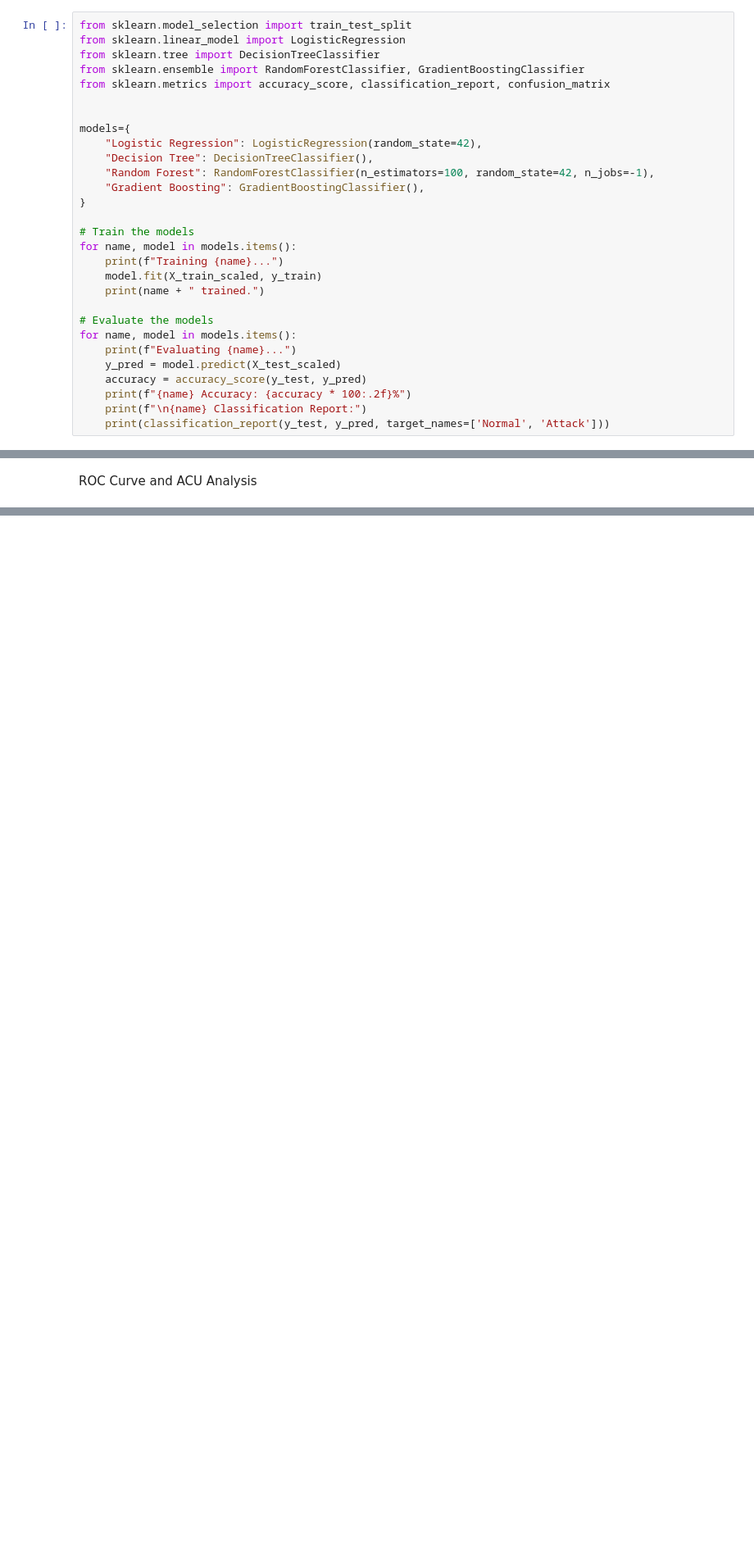
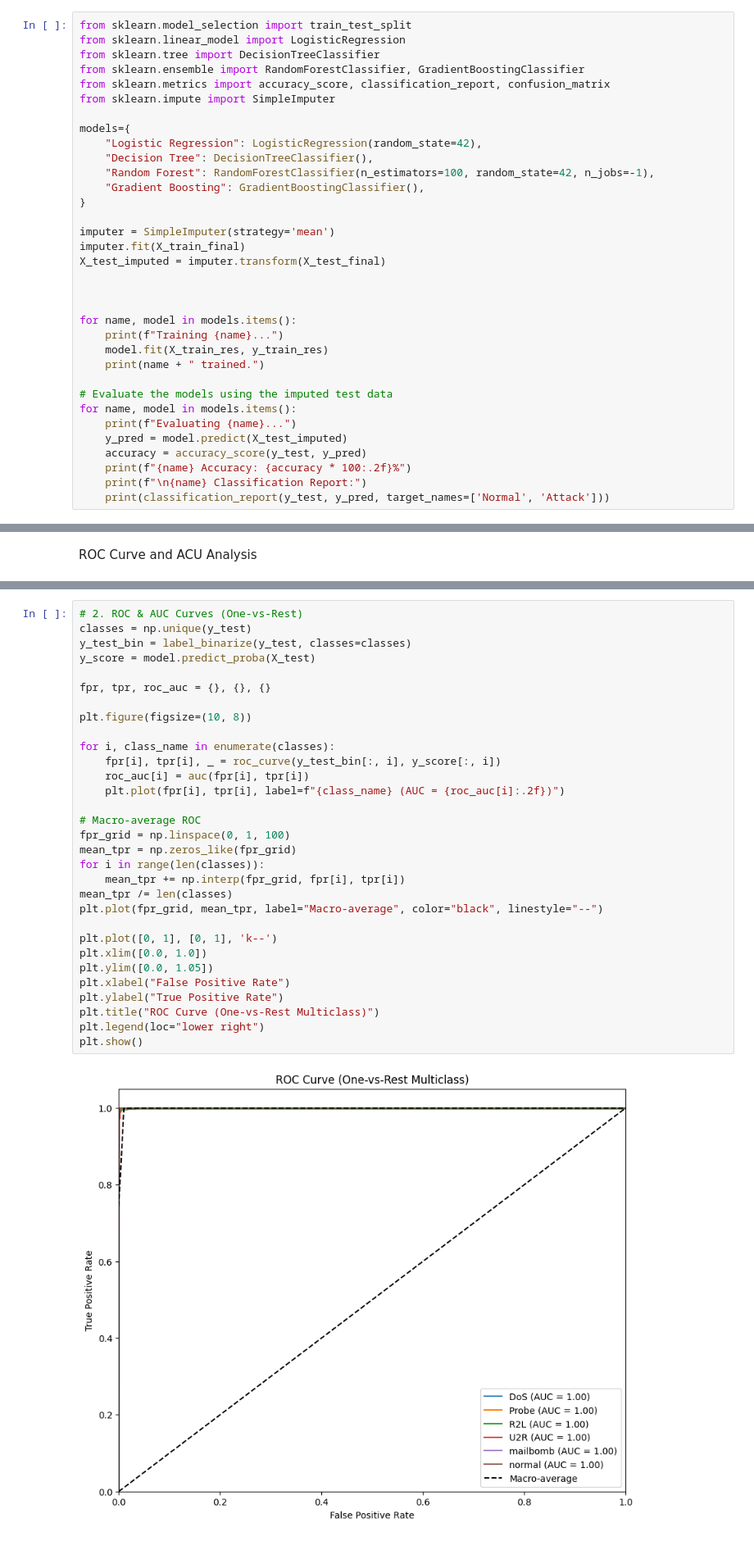
Before and after one commit to yasaswitaraja/SentinelNet, a Jupyter notebook: notebooks/NSL_KDD.ipynb, the cells around one changed output, grey strips where cells are left out. Shown at 82% size. Cells and saved outputs as stored; diff of their text form; blank space fills up the shorter version.

```diff
--- a/notebooks/NSL_KDD.ipynb
+++ b/notebooks/NSL_KDD.ipynb
@@ -429,7 +417,7 @@ from sklearn.linear_model import LogisticRegression
 from sklearn.tree import DecisionTreeClassifier
 from sklearn.ensemble import RandomForestClassifier, GradientBoostingClassifier
 from sklearn.metrics import accuracy_score, classification_report, confusion_matrix
-
+from sklearn.impute import SimpleImputer
 
 models={
     "Logistic Regression": LogisticRegression(random_state=42),
@@ -438,16 +426,21 @@ models={
     "Gradient Boosting": GradientBoostingClassifier(),
 }
 
-# Train the models
+imputer = SimpleImputer(strategy='mean')
+imputer.fit(X_train_final)
+X_test_imputed = imputer.transform(X_test_final)
+
+
+
 for name, model in models.items():
     print(f"Training {name}...")
-    model.fit(X_train_scaled, y_train)
+    model.fit(X_train_res, y_train_res)
     print(name + " trained.")
 
-# Evaluate the models
+# Evaluate the models using the imputed test data
 for name, model in models.items():
     print(f"Evaluating {name}...")
-    y_pred = model.predict(X_test_scaled)
+    y_pred = model.predict(X_test_imputed)
     accuracy = accuracy_score(y_test, y_pred)
     print(f"{name} Accuracy: {accuracy * 100:.2f}%")
     print(f"\n{name} Classification Report:")
@@ -546,0 +674,33 @@ plt.show()
+# %%
+# 2. ROC & AUC Curves (One-vs-Rest)
+classes = np.unique(y_test)
+y_test_bin = label_binarize(y_test, classes=classes)
+y_score = model.predict_proba(X_test)
+
+fpr, tpr, roc_auc = {}, {}, {}
+
+plt.figure(figsize=(10, 8))
+
+for i, class_name in enumerate(classes):
+    fpr[i], tpr[i], _ = roc_curve(y_test_bin[:, i], y_score[:, i])
+    roc_auc[i] = auc(fpr[i], tpr[i])
+    plt.plot(fpr[i], tpr[i], label=f"{class_name} (AUC = {roc_auc[i]:.2f})")
+
+# Macro-average ROC
+fpr_grid = np.linspace(0, 1, 100)
+mean_tpr = np.zeros_like(fpr_grid)
+for i in range(len(classes)):
+    mean_tpr += np.interp(fpr_grid, fpr[i], tpr[i])
+mean_tpr /= len(classes)
+plt.plot(fpr_grid, mean_tpr, label="Macro-average", color="black", linestyle="--")
+
+plt.plot([0, 1], [0, 1], 'k--')
+plt.xlim([0.0, 1.0])
+plt.ylim([0.0, 1.05])
+plt.xlabel("False Positive Rate")
+plt.ylabel("True Positive Rate")
+plt.title("ROC Curve (One-vs-Rest Multiclass)")
+plt.legend(loc="lower right")
+plt.show()
+# %% [output]
+[figure, added]
```
Also changed, not shown: parts of 11 cells of this notebook.
